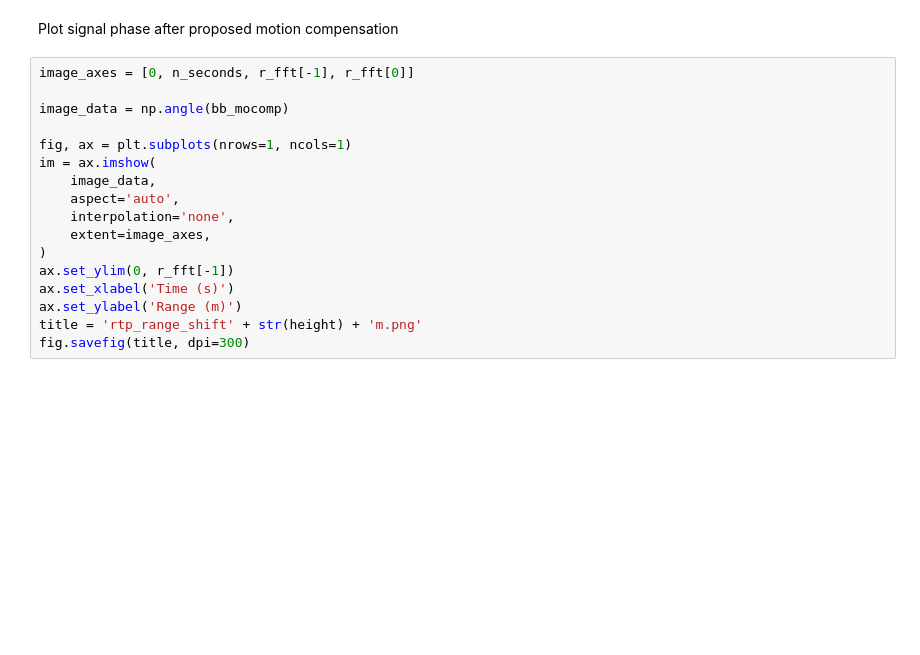
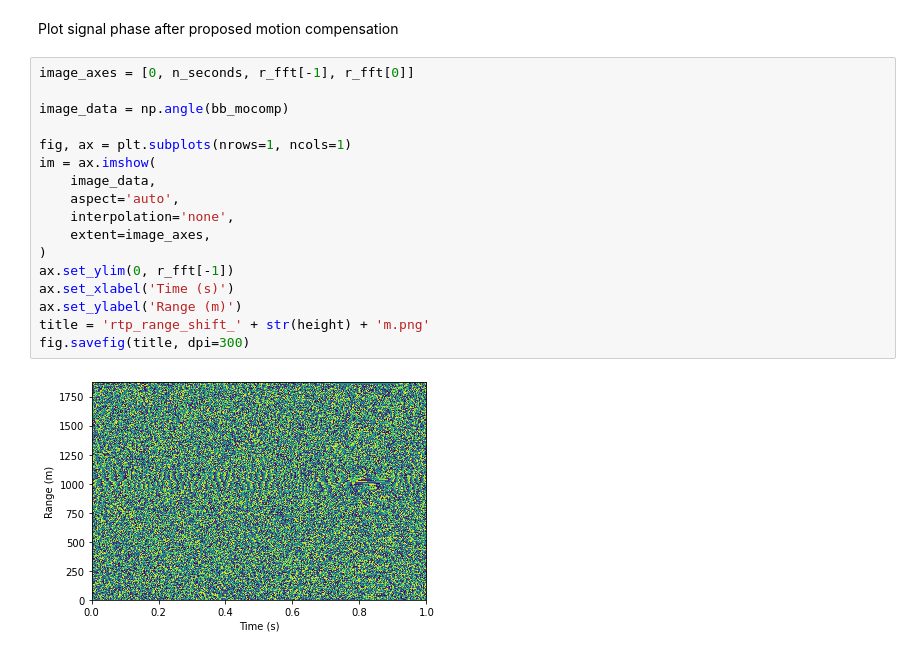
Before and after one commit to tmapana/FERS_tutorials, a Jupyter notebook: tutorial_notebook.ipynb, the cells around one changed output. Cells and saved outputs as stored; diff of their text form; blank space fills up the shorter version.

```diff
--- a/tutorial_notebook.ipynb
+++ b/tutorial_notebook.ipynb
@@ -492,17 +471,19 @@ Plot signal phase after proposed motion compensation
 # %%
 image_axes = [0, n_seconds, r_fft[-1], r_fft[0]]
 
 image_data = np.angle(bb_mocomp)
 
 fig, ax = plt.subplots(nrows=1, ncols=1)
 im = ax.imshow(
     image_data,
     aspect='auto',
     interpolation='none',
     extent=image_axes,
 )
 ax.set_ylim(0, r_fft[-1])
 ax.set_xlabel('Time (s)')
 ax.set_ylabel('Range (m)')
-title = 'rtp_range_shift' + str(height) + 'm.png'
+title = 'rtp_range_shift_' + str(height) + 'm.png'
 fig.savefig(title, dpi=300)
+# %% [output]
+[figure, added]
```
Also changed, not shown: parts of 17 cells of this notebook, 9 other files.
